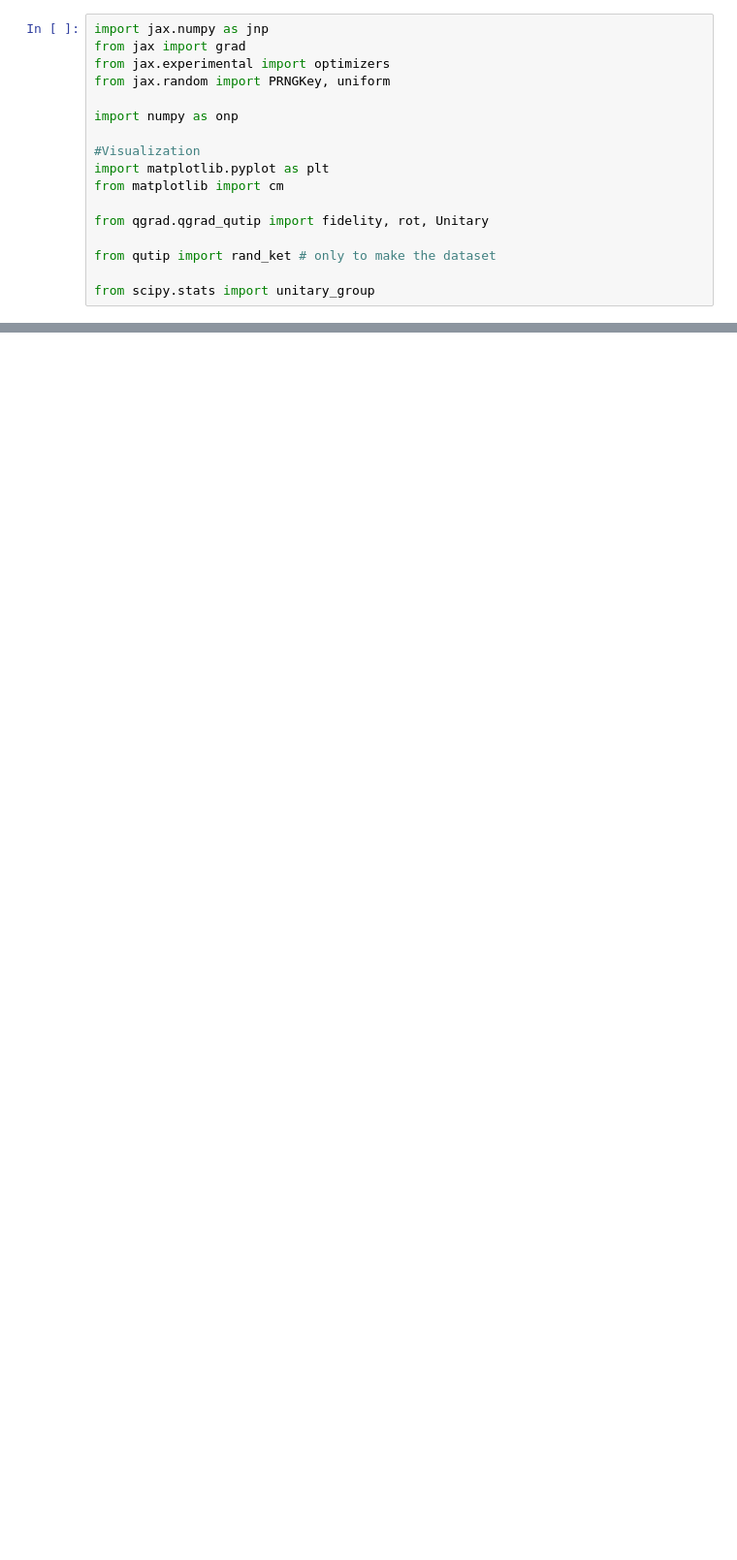
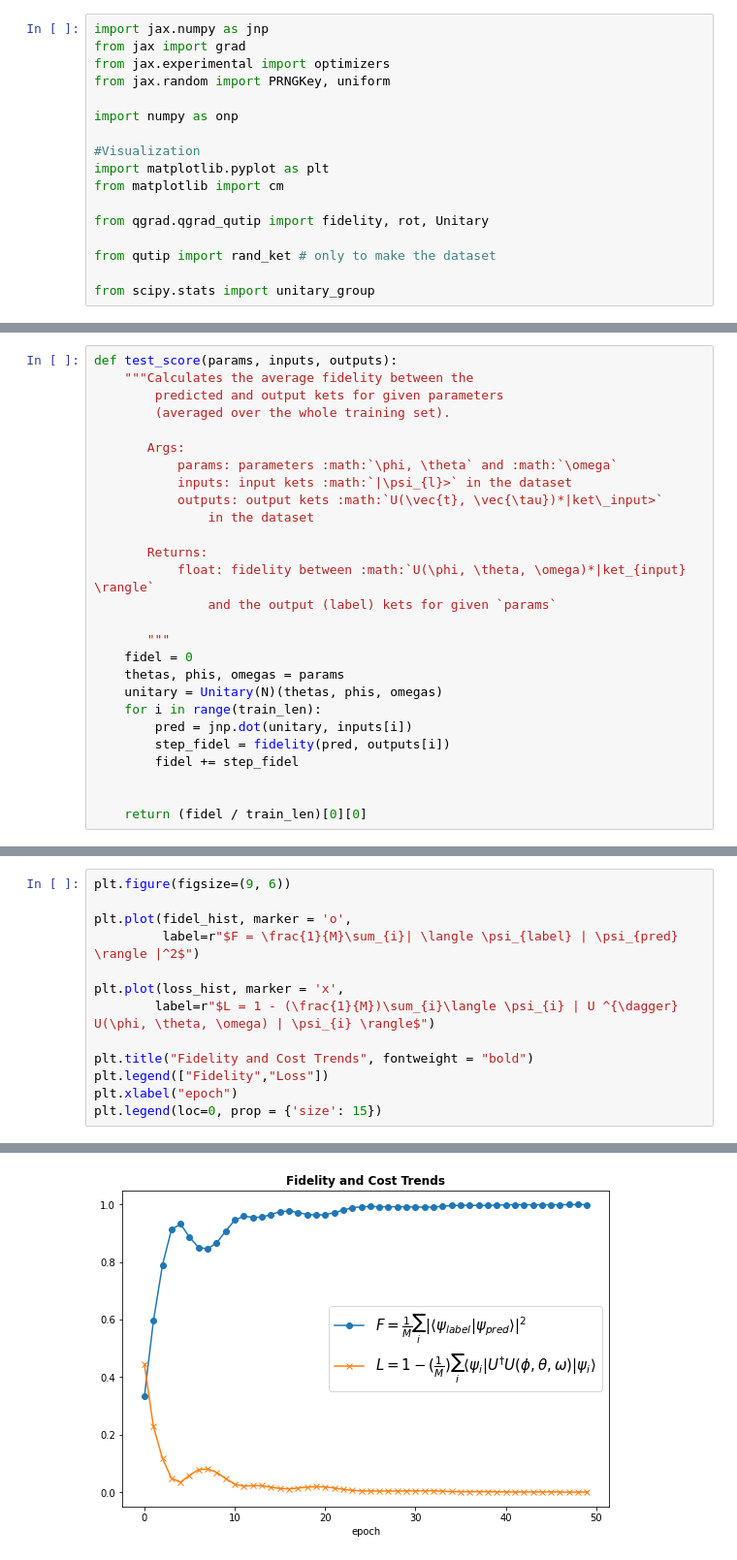
Before and after one commit to qgrad/qgrad, a Jupyter notebook: examples/notebooks/Unitary Learning with qgrad (new).ipynb, the cells around one changed output, grey strips where cells are left out. Shown at 97% size. Drawn from its saved outputs; the diff is of its cells as text; blank space fills up the shorter version.

```diff
--- a/examples/notebooks/Unitary Learning with qgrad (new).ipynb
+++ b/examples/notebooks/Unitary Learning with qgrad (new).ipynb
@@ -64,0 +138,27 @@ from scipy.stats import unitary_group
+# %%
+def test_score(params, inputs, outputs):
+    """Calculates the average fidelity between the
+        predicted and output kets for given parameters
+        (averaged over the whole training set).
+
+       Args:
+           params: parameters :math:`\phi, \theta` and :math:`\omega`
+           inputs: input kets :math:`|\psi_{l}>` in the dataset
+           outputs: output kets :math:`U(\vec{t}, \vec{\tau})*|ket\_input>`
+               in the dataset
+
+       Returns:
+           float: fidelity between :math:`U(\phi, \theta, \omega)*|ket_{input} \rangle`
+               and the output (label) kets for given `params`
+
+       """
+    fidel = 0
+    thetas, phis, omegas = params
+    unitary = Unitary(N)(thetas, phis, omegas)
+    for i in range(train_len):
+        pred = jnp.dot(unitary, inputs[i])
+        step_fidel = fidelity(pred, outputs[i])
+        fidel += step_fidel
+
+
+    return (fidel / train_len)[0][0]
@@ -64,0 +237,14 @@ from scipy.stats import unitary_group
+# %%
+plt.figure(figsize=(9, 6))
+
+plt.plot(fidel_hist, marker = 'o',
+         label=r"$F = \frac{1}{M}\sum_{i}| \langle \psi_{label} | \psi_{pred} \rangle |^2$")
+
+plt.plot(loss_hist, marker = 'x',
+        label=r"$L = 1 - (\frac{1}{M})\sum_{i}\langle \psi_{i} | U ^{\dagger} U(\phi, \theta, \omega) | \psi_{i} \rangle$")
+
+plt.title("Fidelity and Cost Trends", fontweight = "bold")
+plt.legend(["Fidelity","Loss"])
+plt.xlabel("epoch")
+plt.legend(loc=0, prop = {'size': 15})
+# %% [output]
@@ -64,0 +252 @@ from scipy.stats import unitary_group
+[figure, added]
```
Also changed, not shown: parts of 11 cells of this notebook.
